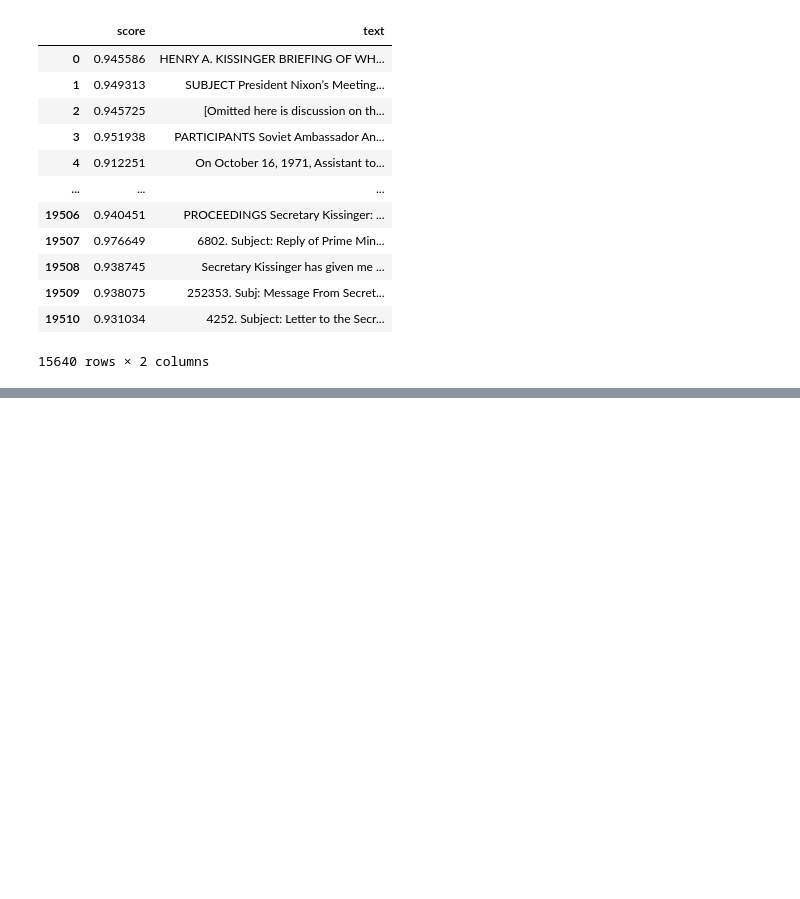
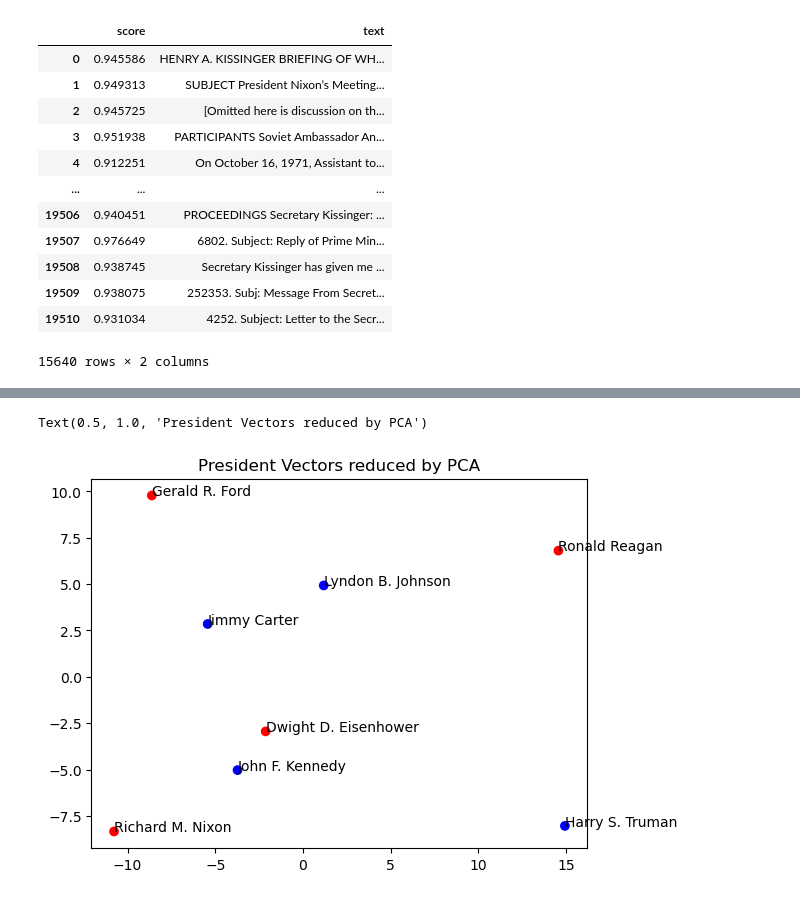
Before and after one commit to gozsoy/decipher-frus, a Jupyter notebook: analysis.ipynb, the cells around one changed output, grey strips where cells are left out. Saved outputs shown, nothing was run; the diff lists cells and outputs as text; code cells hidden in the pictures; blank space fills up the shorter version.

Commit message:
added president vectors as doc2vec

```diff
--- a/analysis.ipynb
+++ b/analysis.ipynb
@@ -465,0 +438,7 @@ emotion_text_df[emotion_text_df['score'] > .9]
+# %%
+president_texts = doc_df.groupby('era',as_index=False).agg({'text': ' '.join})
+print('text concatenated by era.')
+documents = [TaggedDocument(simple_preprocess(data['text'].lower()), [data['era']]) for _,data in president_texts.iterrows()]
+print('ready to fit doc2vec model.')
+model = Doc2Vec(documents, vector_size=300, window=5, min_count=5, workers=14)
+print('done')
@@ -465,0 +449,5 @@ emotion_text_df[emotion_text_df['score'] > .9]
+# %%
+idx_to_president = model.dv.index_to_key
+party_colors = ['r','r','b','b','b','b','r','r']
+
+president_vectors = model.dv.vectors
@@ -465,0 +468,18 @@ emotion_text_df[emotion_text_df['score'] > .9]
+# %%
+from sklearn.decomposition import PCA
+from sklearn.manifold import Isomap, MDS
+import matplotlib.pyplot as plt
+
+pca = PCA(n_components=2)
+
+tr_p_vec = pca.fit_transform(president_vectors)
+
+plt.scatter(x=tr_p_vec[:,0],y=tr_p_vec[:,1],c=party_colors)
+
+for i, txt in enumerate(idx_to_president):
+    plt.annotate(txt, (tr_p_vec[i,0], tr_p_vec[i,1]))
+
+plt.title('President Vectors reduced by PCA')
+# %% [output]
+Text(0.5, 1.0, 'President Vectors reduced by PCA')
+[figure, added]
```
Also changed, not shown: parts of 18 cells of this notebook.
